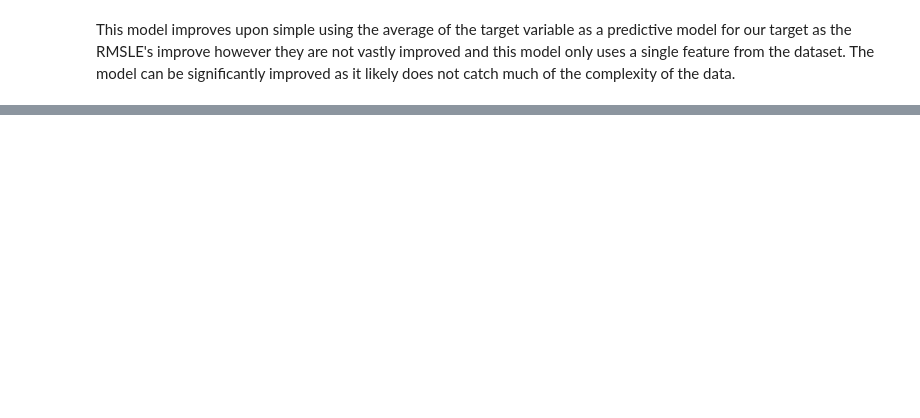
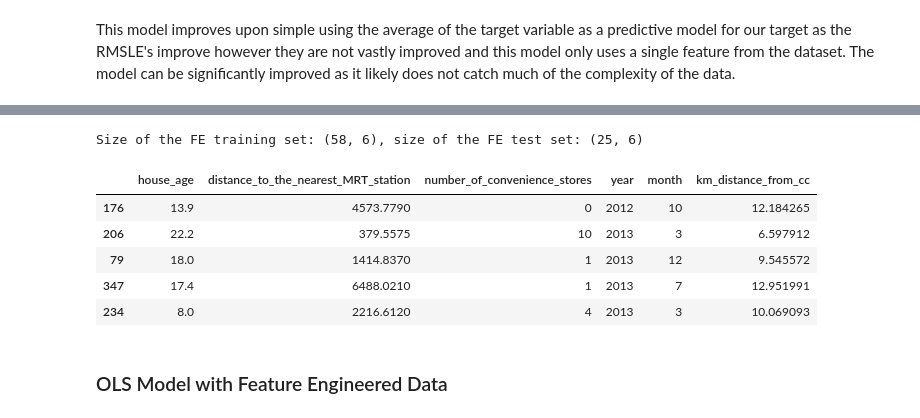
Before and after one commit to nxfern/DS2_Assignment1, a Jupyter notebook: DS2_Assignment1_NF.ipynb, the cells around one changed output, grey strips where cells are left out. Drawn from its saved outputs; the diff is of its cells as text; code cells hidden in the pictures; blank space fills up the shorter version.

```diff
--- a/DS2_Assignment1_NF.ipynb
+++ b/DS2_Assignment1_NF.ipynb
@@ -104,0 +184,52 @@ Building an OLS model that uses all the available features instead of a single v
+# %%
+# Defining function for creating year and month columns from transaction_date as categorical columns
+def date_fix(df):
+    df['year'] = df['transaction_date'].astype(int)
+    df['year'] = df['year'].astype('category')
+
+    df['month'] = np.where(df['transaction_date'] % 1 == 0, 12,
+                           round((df['transaction_date'] % 1) * 12).astype(int))
+    df['month'] = df['month'].astype('category')
+
+# Defining function for calculating distance from city center in km
+def cc_distance(lat, lon):
+    # City center coordinates (Taipei)
+    cc_lat = 25.03583333
+    cc_lon = 121.5683333
+
+    # Convert latitude and longitude from degrees to radians
+    lat, lon, cc_lat, cc_lon = np.radians([lat, lon, cc_lat, cc_lon])
+
+    # Calculating difference from city center
+    diff_lon = lon - cc_lon
+    diff_lat = lat - cc_lat
+
+    # Using the Haversine Formula to calculate distance from radians
+    a = np.sin(diff_lat / 2) ** 2 + np.cos(lat) * np.cos(cc_lat) * np.sin(diff_lon / 2) ** 2
+    c = 2 * np.arctan2(np.sqrt(a), np.sqrt(1 - a))
+    km_distance = 6371 * c  # 6371 = Radius of Earth in km
+
+    return km_distance
+
+# Running feature engineering functions on sample
+date_fix(real_estate_sample)
+real_estate_sample['km_distance_from_cc'] = real_estate_sample.apply(lambda row: cc_distance(row['latitude'], row['longitude']), axis=1)
+
+# Creating feature engineered matrix and saving column names to a list
+feature_matrix = real_estate_sample.drop(columns=['house_price_of_unit_area', 'transaction_date', 'latitude', 'longitude'])
+
+# Creating new data split with feature engineered data with same specifications
+X_train_fe, X_test_fe, y_train_fe, y_test_fe = train_test_split(feature_matrix, outcome, test_size=0.3, random_state=prng)
+
+print(f"Size of the FE training set: {X_train_fe.shape}, size of the FE test set: {X_test_fe.shape}")
+X_train_fe.head()
+# %% [output]
+Size of the FE training set: (58, 6), size of the FE test set: (25, 6)
+|  | house_age | distance_to_the_nearest_MRT_station | number_of_convenience_stores | year | month | km_distance_from_cc |
+| 176 | 13.9 | 4573.7790 | 0 | 2012 | 10 | 12.184265 |
+| 206 | 22.2 | 379.5575 | 10 | 2013 | 3 | 6.597912 |
+| 79 | 18.0 | 1414.8370 | 1 | 2013 | 12 | 9.545572 |
+| 347 | 17.4 | 6488.0210 | 1 | 2013 | 7 | 12.951991 |
+| 234 | 8.0 | 2216.6120 | 4 | 2013 | 3 | 10.069093 |
+# %% [markdown]
+### OLS Model with Feature Engineered Data
```
Also changed, not shown: parts of 25 cells of this notebook.
